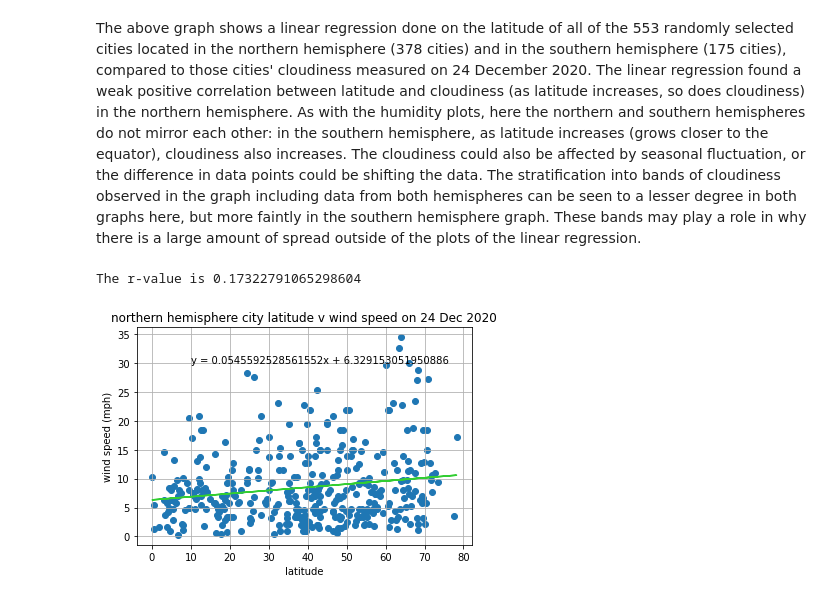
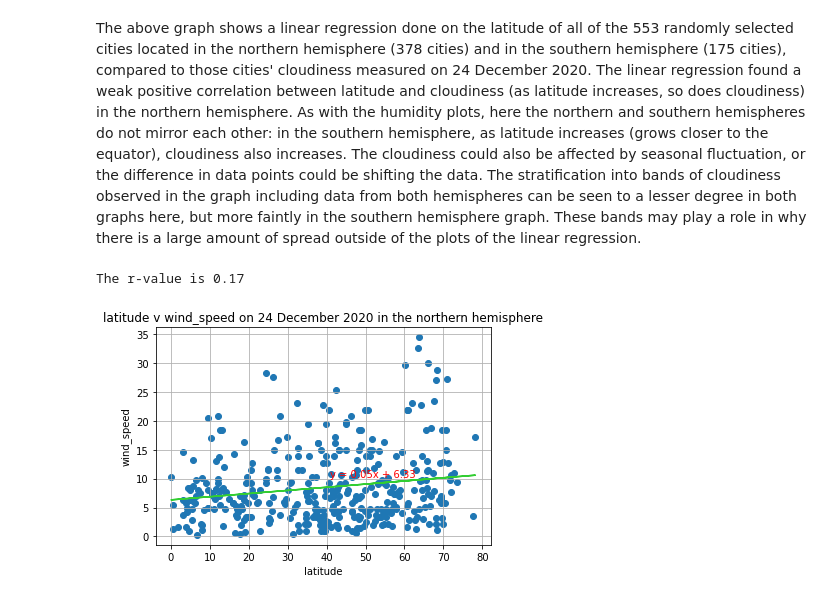
Before and after one commit to sarahDH615/python-api-challenge, a Jupyter notebook: weatherpy/weatherpy.ipynb, the cells around one changed output. Cells and saved outputs as stored; diff of their text form; code cells hidden in the pictures.

```diff
--- a/weatherpy/weatherpy.ipynb
+++ b/weatherpy/weatherpy.ipynb
@@ -336,22 +336,8 @@ The r-value is 0.47
 # %% [markdown]
 The above graph shows a linear regression done on the latitude of all of the 553 randomly selected cities located in the northern hemisphere (378 cities) and in the southern hemisphere (175 cities), compared to those cities' cloudiness measured on 24 December 2020. The linear regression found a weak positive correlation between latitude and cloudiness (as latitude increases, so does cloudiness) in the northern hemisphere. As with the humidity plots, here the northern and southern hemispheres do not mirror each other: in the southern hemisphere, as latitude increases (grows closer to the equator), cloudiness also increases. The cloudiness could also be affected by seasonal fluctuation, or the difference in data points could be shifting the data. The stratification into bands of cloudiness observed in the graph including data from both hemispheres can be seen to a lesser degree in both graphs here, but more faintly in the southern hemisphere graph. These bands may play a role in why there is a large amount of spread outside of the plots of the linear regression.
-# %%
-#scatter for northern hemisphere wind speed v. lat
-x_axis4a = northern_hemi_data_df['lat']
-y_axis4a = northern_hemi_data_df['wind_speed']
-(slope, intercept, rval, pval, stderr) = linregress(x_axis4a, y_axis4a)
-print(f'The r-value is {rval}')
-show_eq = f'y = {slope}x + {intercept}'
-y_linreg4a = (slope * x_axis4a) + intercept
-plt.title('northern hemisphere city latitude v wind speed on 24 Dec 2020')
-plt.xlabel('latitude')
-plt.ylabel('wind speed (mph)')
-plt.grid()
-plt.scatter(x_axis4a, y_axis4a)
-plt.plot(x_axis4a, y_linreg4a, color='limegreen')
-plt.annotate(show_eq, (10, 30))
-plt.savefig('outputs/windLatNorth.png', bbox_inches='tight')
-plt.show()
-# %% [output]
-The r-value is 0.17322791065298604
-[figure, removed]
+# %%
+#scatter for northern hemisphere wind speed v. lat
+scatter_linreg(northern_hemi_data_df['lat'], northern_hemi_data_df['wind_speed'], 'latitude', 'wind_speed', '24 December 2020', 'northern')
+# %% [output]
+The r-value is 0.17
+[figure, added]
```
Also changed, not shown: parts of 11 cells of this notebook.
